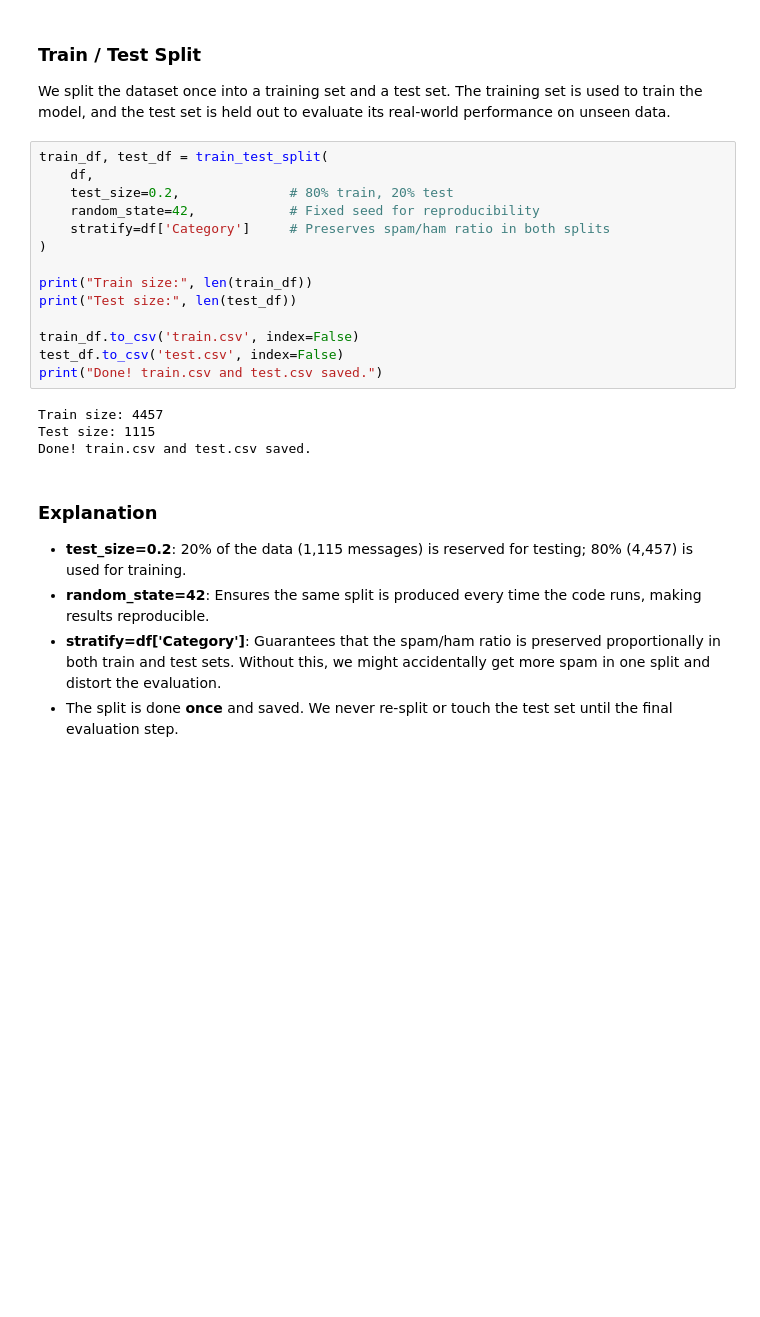
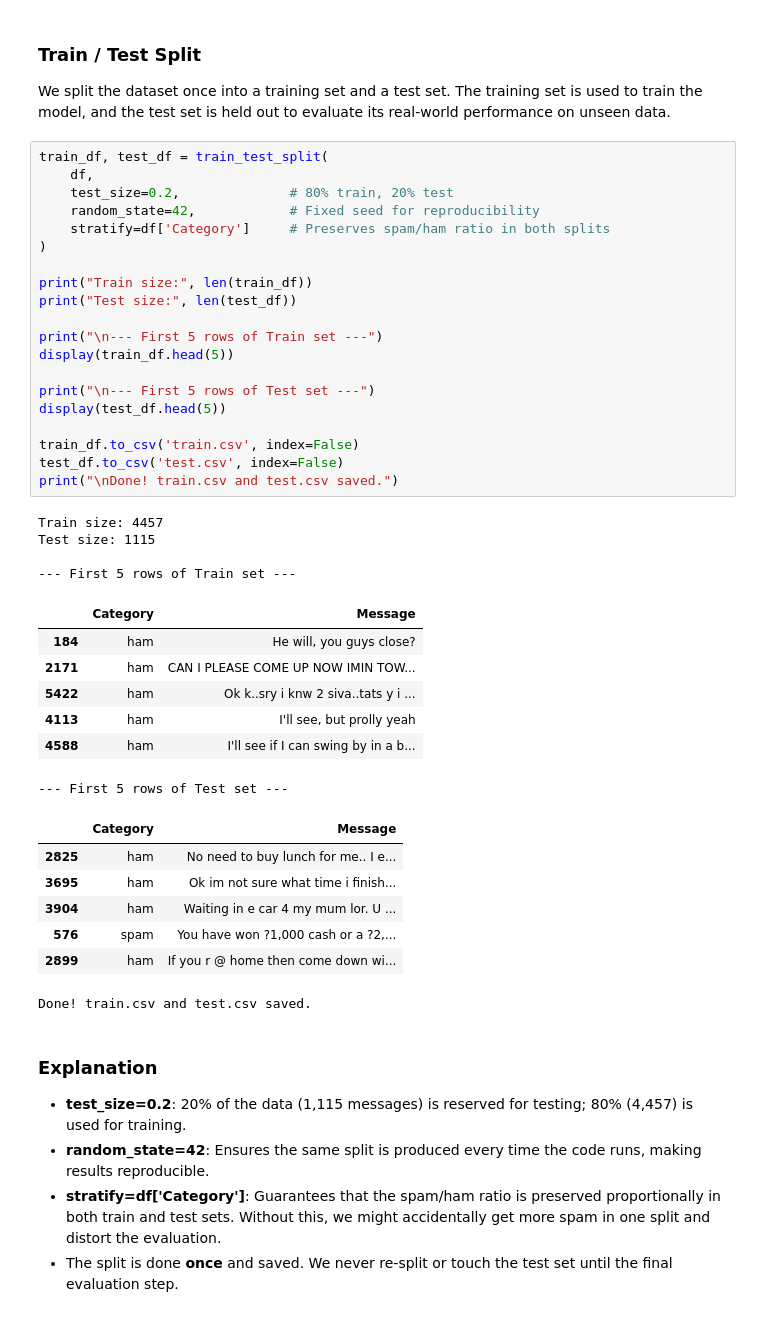
Before and after one commit to shaked6133/HIT-ML, a Jupyter notebook: spam_classification.ipynb, the cells around one changed output. Drawn from its saved outputs; the diff is of its cells as text; blank space fills up the shorter version.

```diff
--- a/spam_classification.ipynb
+++ b/spam_classification.ipynb
@@ -68,21 +68,42 @@ We split the dataset once into a training set and a test set. The training set i
 # %%
 train_df, test_df = train_test_split(
     df,
     test_size=0.2,              # 80% train, 20% test
     random_state=42,            # Fixed seed for reproducibility
     stratify=df['Category']     # Preserves spam/ham ratio in both splits
 )
 
 print("Train size:", len(train_df))
 print("Test size:", len(test_df))
 
+print("\n--- First 5 rows of Train set ---")
+display(train_df.head(5))
+
+print("\n--- First 5 rows of Test set ---")
+display(test_df.head(5))
+
 train_df.to_csv('train.csv', index=False)
 test_df.to_csv('test.csv', index=False)
-print("Done! train.csv and test.csv saved.")
+print("\nDone! train.csv and test.csv saved.")
 # %% [output]
 Train size: 4457
 Test size: 1115
-Done! train.csv and test.csv saved.
+
+--- First 5 rows of Train set ---
+|  | Category | Message |
+| 184 | ham | He will, you guys close? |
+| 2171 | ham | CAN I PLEASE COME UP NOW IMIN TOW... |
+| 5422 | ham | Ok k..sry i knw 2 siva..tats y i ... |
+| 4113 | ham | I'll see, but prolly yeah |
+| 4588 | ham | I'll see if I can swing by in a b... |
+--- First 5 rows of Test set ---
+|  | Category | Message |
+| 2825 | ham | No need to buy lunch for me.. I e... |
+| 3695 | ham | Ok im not sure what time i finish... |
+| 3904 | ham | Waiting in e car 4 my mum lor. U ... |
+| 576 | spam | You have won ?1,000 cash or a ?2,... |
+| 2899 | ham | If you r @ home then come down wi... |
+Done! train.csv and test.csv saved.
 # %% [markdown]
 ### Explanation
 - **test_size=0.2**: 20% of the data (1,115 messages) is reserved for testing; 80% (4,457) is used for training.
```
Also changed, not shown: parts of 11 cells of this notebook.
